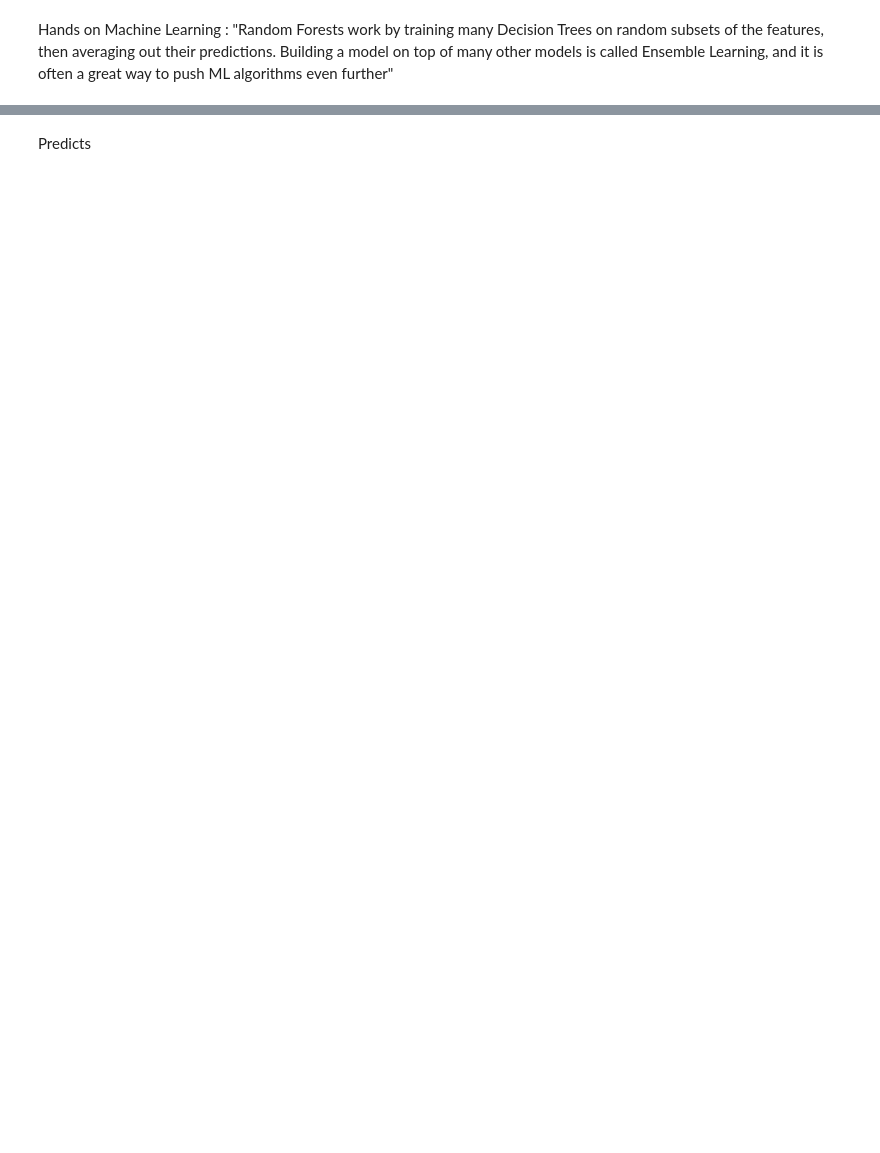
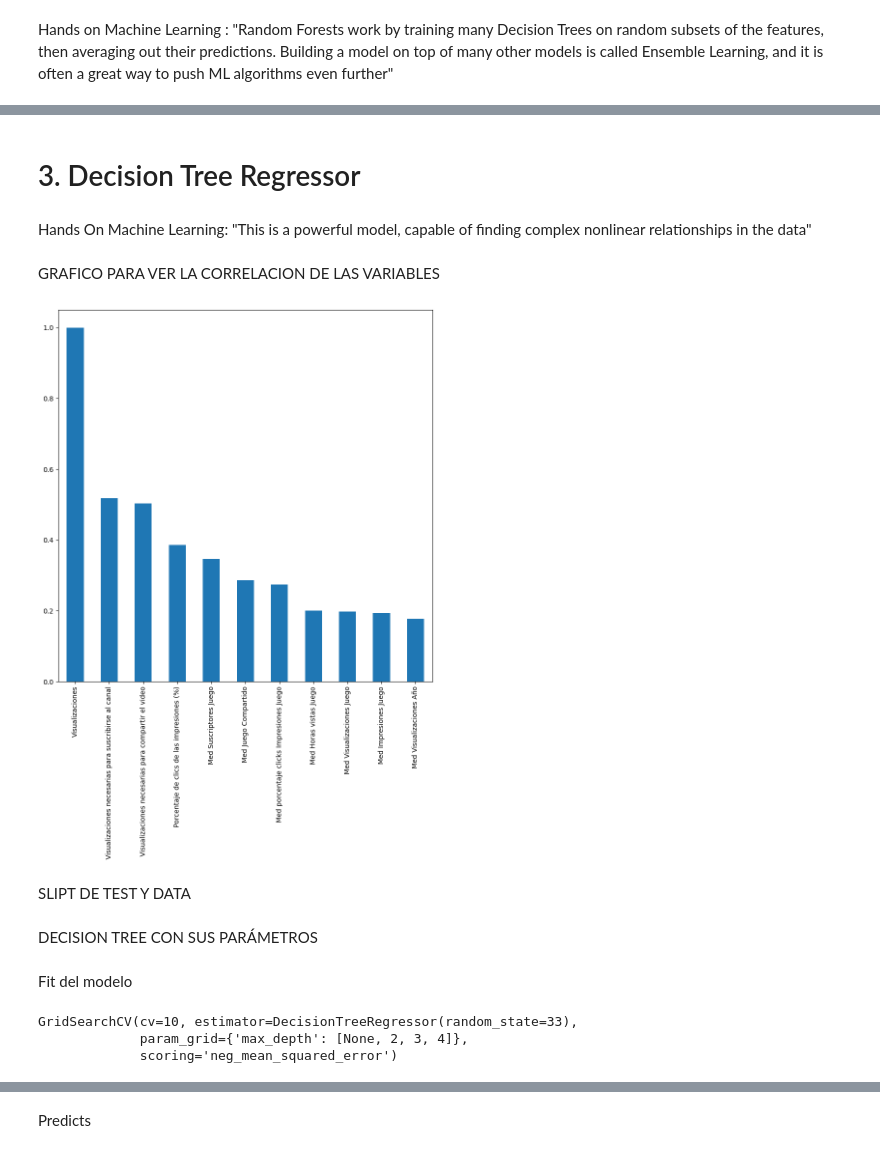
Before and after one commit to braugilabert/Prediction-of-views_ML, a Jupyter notebook: notebooks/03_Entrenamiento_Modelo.ipynb, the cells around one changed output, grey strips where cells are left out. Drawn from its saved outputs; the diff is of its cells as text; code cells hidden in the pictures; blank space fills up the shorter version.

```diff
--- a/notebooks/03_Entrenamiento_Modelo.ipynb
+++ b/notebooks/03_Entrenamiento_Modelo.ipynb
@@ -275,0 +196,4 @@ Por el momento, los datos consisten en valores pequeños y grandes. Hay algunas
+# %% [markdown]
+# 3. Decision Tree Regressor
+# %% [markdown]
+Hands On Machine Learning: "This is a powerful model, capable of finding complex nonlinear relationships in the data"
@@ -275,0 +215,9 @@ Por el momento, los datos consisten en valores pequeños y grandes. Hay algunas
+# %% [markdown]
+GRAFICO PARA VER LA CORRELACION DE LAS VARIABLES
+# %%
+plt.figure(figsize=(10,10))
+bars = df.corr()['Visualizaciones'].sort_values(ascending=False).plot(kind='bar')
+# %% [output]
+[figure, added]
+# %% [markdown]
+SLIPT DE TEST Y DATA
@@ -275,0 +229,2 @@ Por el momento, los datos consisten en valores pequeños y grandes. Hay algunas
+# %% [markdown]
+DECISION TREE CON SUS PARÁMETROS
@@ -275,0 +242,8 @@ Por el momento, los datos consisten en valores pequeños y grandes. Hay algunas
+# %% [markdown]
+Fit del modelo
+# %%
+dt_model.fit(X_train, y_train)
+# %% [output]
+GridSearchCV(cv=10, estimator=DecisionTreeRegressor(random_state=33),
+             param_grid={'max_depth': [None, 2, 3, 4]},
+             scoring='neg_mean_squared_error')
```
Also changed, not shown: parts of 205 cells of this notebook, 8 other files.
